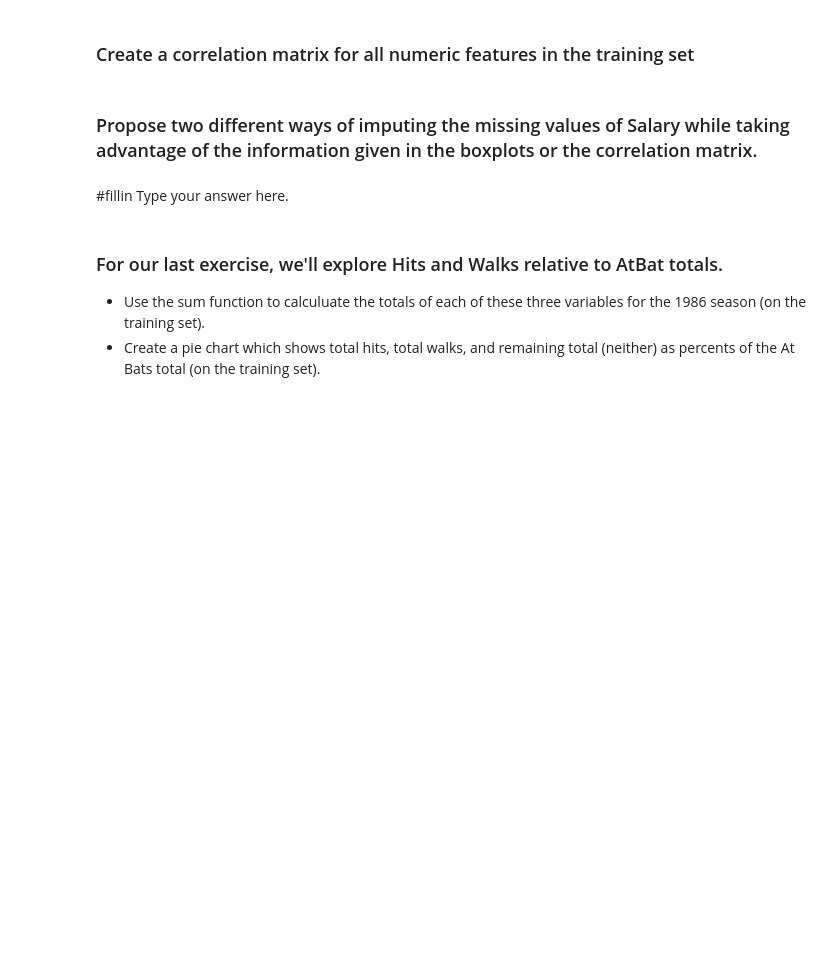
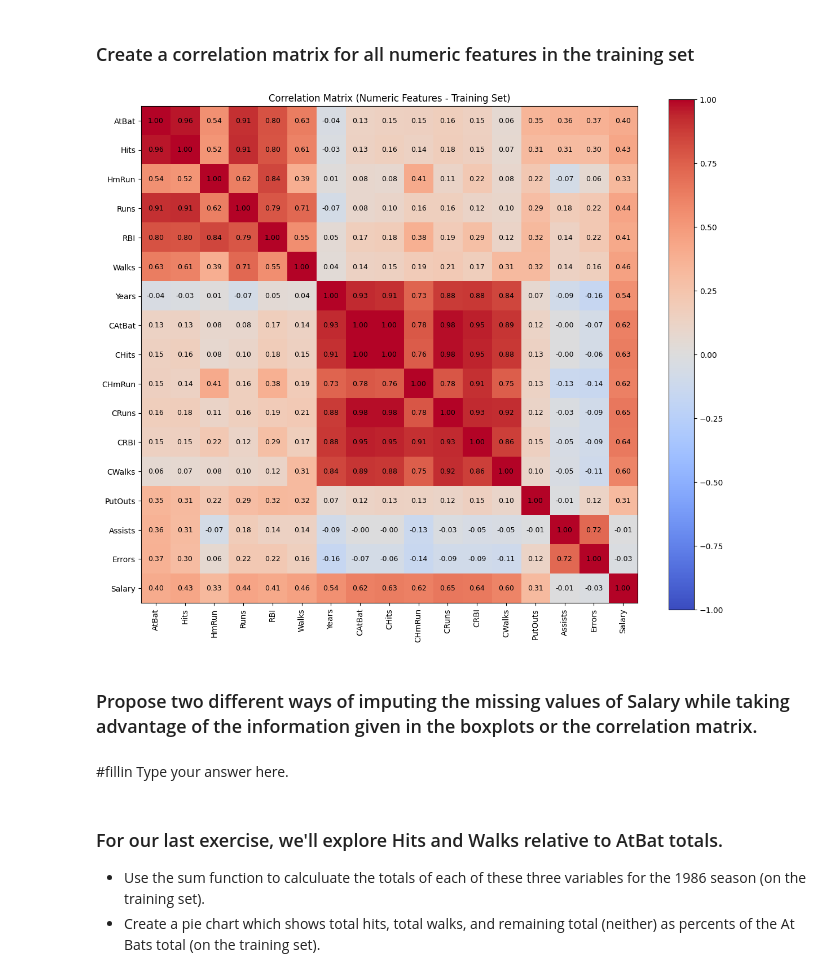
Before and after one commit to brl22020/code_2600, a Jupyter notebook: mod03_eda.ipynb, the cells around one changed output. Drawn from its saved outputs; the diff is of its cells as text; code cells hidden in the pictures; blank space fills up the shorter version.

```diff
--- a/mod03_eda.ipynb
+++ b/mod03_eda.ipynb
@@ -116,7 +184,32 @@ Hint: the 'len' magic method returns the number of rows of a dataFrame.
 # %% [markdown]
 ### Create a correlation matrix for all numeric features in the training set
 # %%
-#fillin
+numeric_df = Train.select_dtypes(include=[np.number])
+corr_matrix = numeric_df.corr()
+
+fig, ax = plt.subplots(figsize=(12, 10))
+im = ax.imshow(corr_matrix, cmap='coolwarm', vmin=-1, vmax=1)
+
+fig.colorbar(im)
+
+# Set the ticks and labels
+labels = corr_matrix.columns
+ax.set_xticks(np.arange(len(labels)))
+ax.set_yticks(np.arange(len(labels)))
+ax.set_xticklabels(labels, rotation=90)
+ax.set_yticklabels(labels)
+
+# Add correlation values as text inside the boxes
+for i in range(len(labels)):
+    for j in range(len(labels)):
+        text = ax.text(j, i, f'{corr_matrix.iloc[i, j]:.2f}',
+                       ha="center", va="center", color="black", fontsize=9)
+
+ax.set_title("Correlation Matrix (Numeric Features - Training Set)")
+plt.tight_layout()
+plt.show()
+# %% [output]
+[figure, added]
 # %% [markdown]
 ### Propose two different ways of imputing the missing values of Salary while taking advantage of the information given in the boxplots or the correlation matrix.
 # %% [markdown]
```
Also changed, not shown: parts of 11 cells of this notebook.
